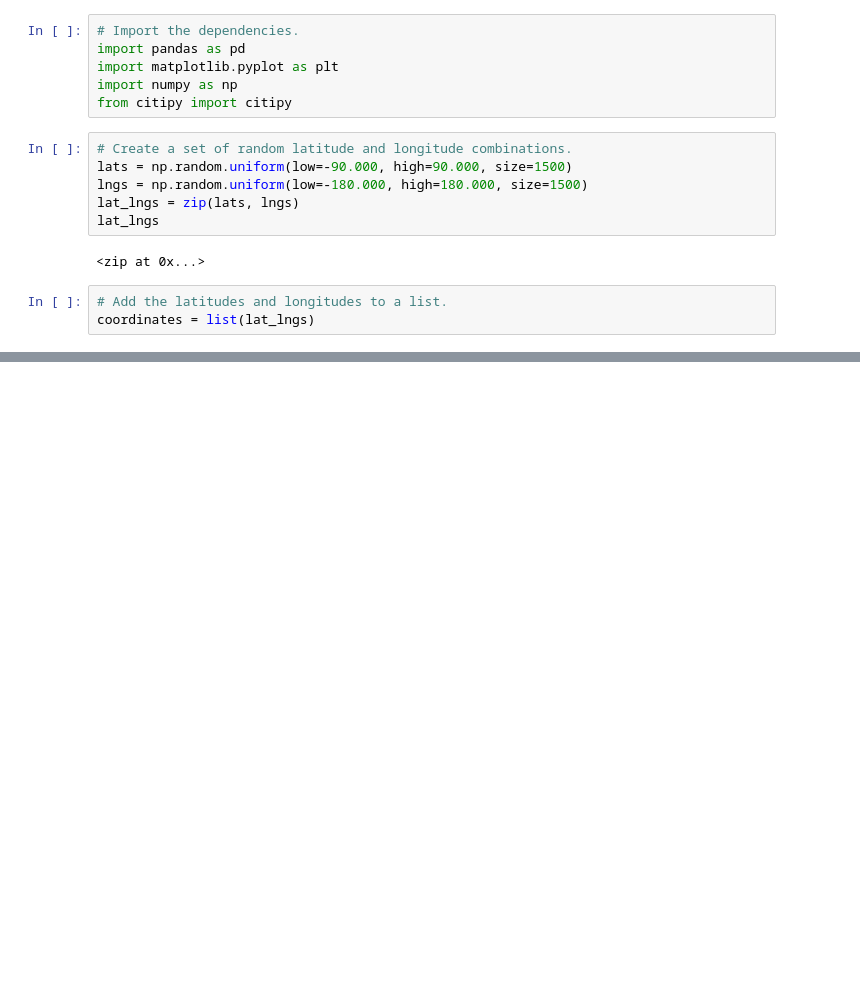
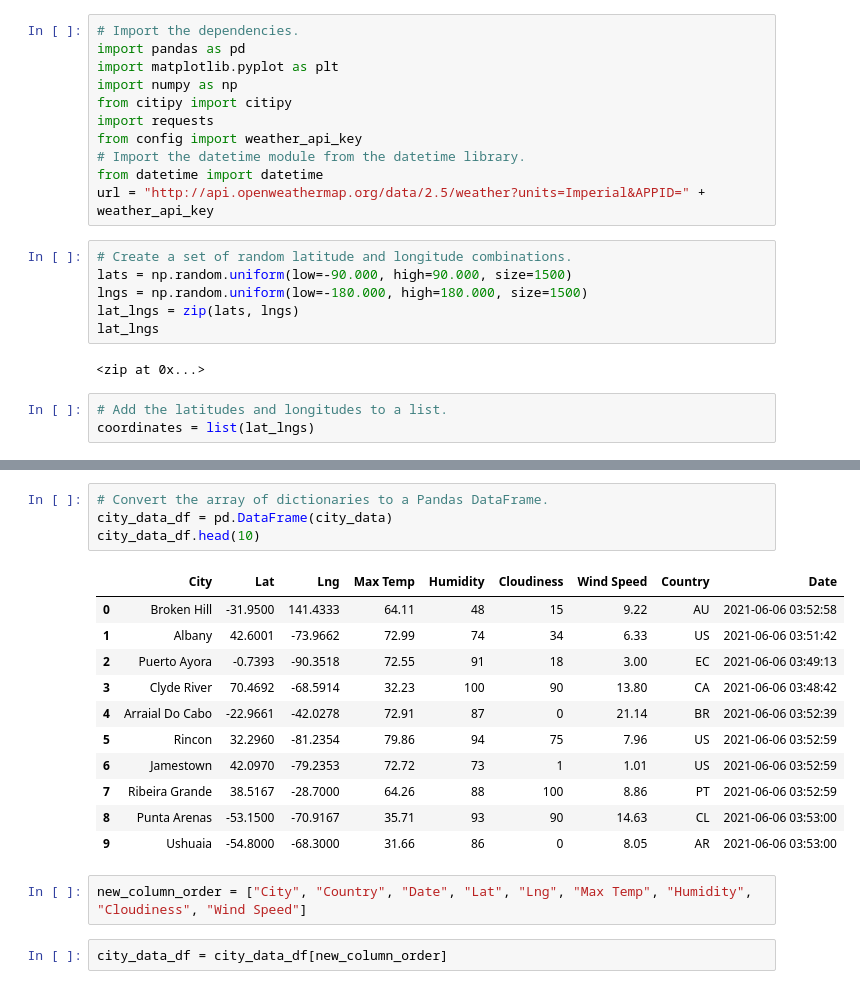
Before and after one commit to jpinto0630/World_Weather_Analysis, a Jupyter notebook: WeatherPy.ipynb, the cells around one changed output, grey strips where cells are left out. Saved outputs shown, nothing was run; the diff lists cells and outputs as text; blank space fills up the shorter version.

```diff
--- a/WeatherPy.ipynb
+++ b/WeatherPy.ipynb
@@ -4,6 +4,11 @@ import pandas as pd
 import matplotlib.pyplot as plt
 import numpy as np
 from citipy import citipy
+import requests
+from config import weather_api_key
+# Import the datetime module from the datetime library.
+from datetime import datetime
+url = "http://api.openweathermap.org/data/2.5/weather?units=Imperial&APPID=" + weather_api_key
 # %%
 # Create a set of random latitude and longitude combinations.
 lats = np.random.uniform(low=-90.000, high=90.000, size=1500)
@@ -31,0 +117,20 @@ len(cities)
+# %%
+# Convert the array of dictionaries to a Pandas DataFrame.
+city_data_df = pd.DataFrame(city_data)
+city_data_df.head(10)
+# %% [output]
+|  | City | Lat | Lng | Max Temp | Humidity | Cloudiness | Wind Speed | Country | Date |
+| 0 | Broken Hill | -31.9500 | 141.4333 | 64.11 | 48 | 15 | 9.22 | AU | 2021-06-06 03:52:58 |
+| 1 | Albany | 42.6001 | -73.9662 | 72.99 | 74 | 34 | 6.33 | US | 2021-06-06 03:51:42 |
+| 2 | Puerto Ayora | -0.7393 | -90.3518 | 72.55 | 91 | 18 | 3.00 | EC | 2021-06-06 03:49:13 |
+| 3 | Clyde River | 70.4692 | -68.5914 | 32.23 | 100 | 90 | 13.80 | CA | 2021-06-06 03:48:42 |
+| 4 | Arraial Do Cabo | -22.9661 | -42.0278 | 72.91 | 87 | 0 | 21.14 | BR | 2021-06-06 03:52:39 |
+| 5 | Rincon | 32.2960 | -81.2354 | 79.86 | 94 | 75 | 7.96 | US | 2021-06-06 03:52:59 |
+| 6 | Jamestown | 42.0970 | -79.2353 | 72.72 | 73 | 1 | 1.01 | US | 2021-06-06 03:52:59 |
+| 7 | Ribeira Grande | 38.5167 | -28.7000 | 64.26 | 88 | 100 | 8.86 | PT | 2021-06-06 03:52:59 |
+| 8 | Punta Arenas | -53.1500 | -70.9167 | 35.71 | 93 | 90 | 14.63 | CL | 2021-06-06 03:53:00 |
+| 9 | Ushuaia | -54.8000 | -68.3000 | 31.66 | 86 | 0 | 8.05 | AR | 2021-06-06 03:53:00 |
+# %%
+new_column_order = ["City", "Country", "Date", "Lat", "Lng", "Max Temp", "Humidity", "Cloudiness", "Wind Speed"]
+# %%
+city_data_df = city_data_df[new_column_order]
```
Also changed, not shown: parts of 4 cells of this notebook, 3 other files.
